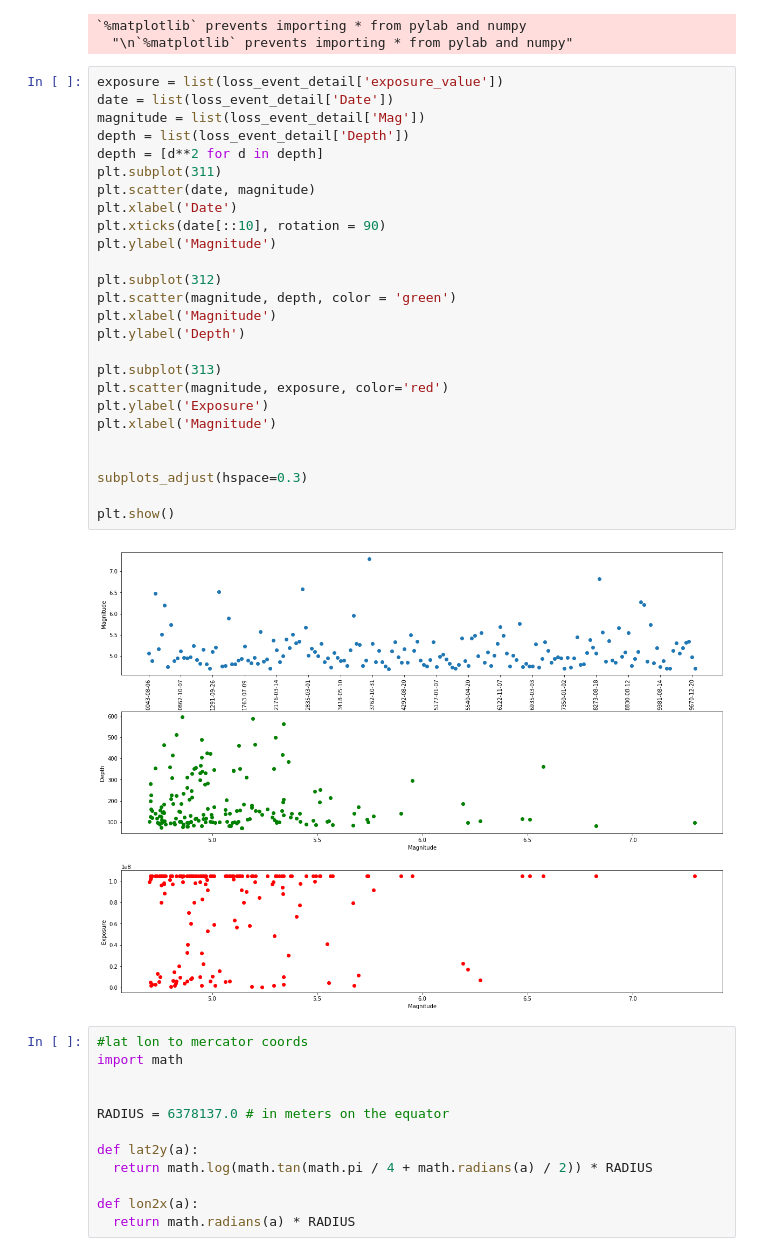
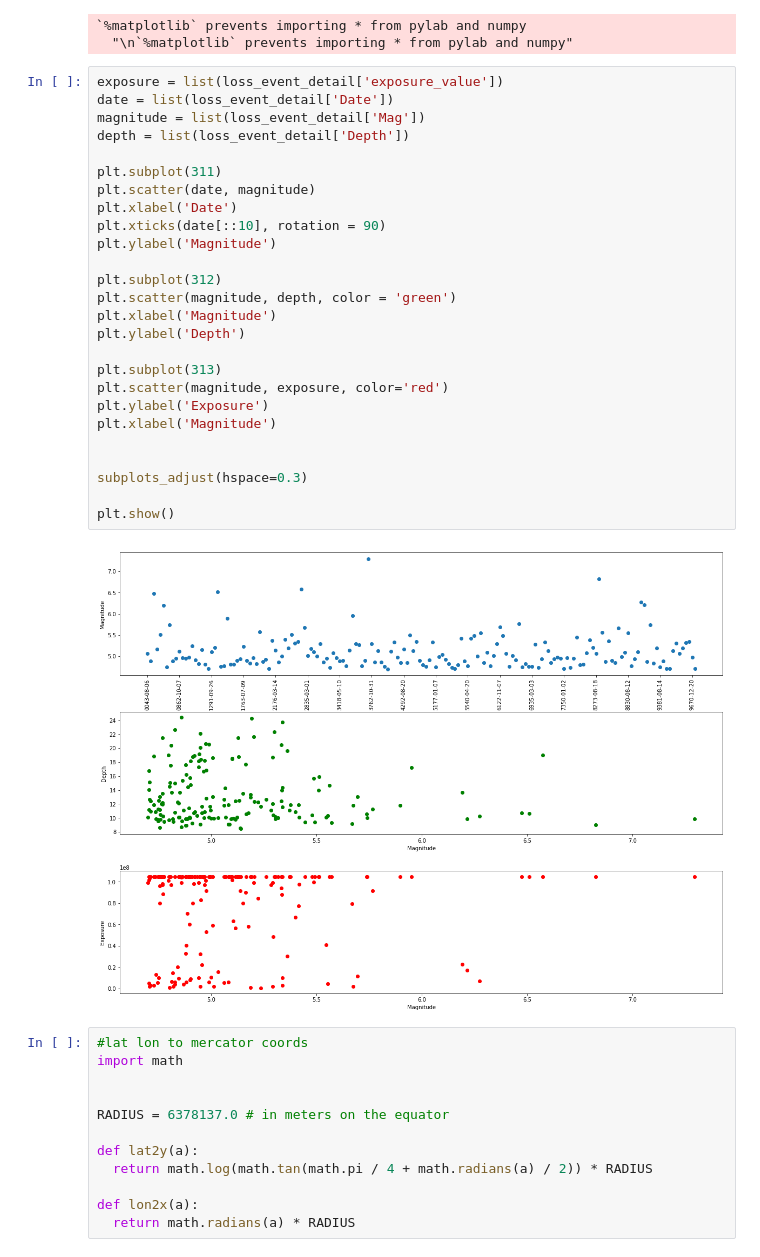
Before and after one commit to OasisLMF/ZurichWorkshop2018, a Jupyter notebook: excercise2.ipynb, the cells around one changed output. Cells and saved outputs as stored; diff of their text form.

```diff
--- a/excercise2.ipynb
+++ b/excercise2.ipynb
@@ -540,31 +540,31 @@ Populating the interactive namespace from numpy and matplotlib
 # %%
 exposure = list(loss_event_detail['exposure_value'])
 date = list(loss_event_detail['Date'])
 magnitude = list(loss_event_detail['Mag'])
 depth = list(loss_event_detail['Depth'])
-depth = [d**2 for d in depth]
+
 plt.subplot(311)
 plt.scatter(date, magnitude)
 plt.xlabel('Date')
 plt.xticks(date[::10], rotation = 90)
 plt.ylabel('Magnitude')
 
 plt.subplot(312)
 plt.scatter(magnitude, depth, color = 'green')
 plt.xlabel('Magnitude')
 plt.ylabel('Depth')
 
 plt.subplot(313)
 plt.scatter(magnitude, exposure, color='red')
 plt.ylabel('Exposure')
 plt.xlabel('Magnitude')
 
 
 subplots_adjust(hspace=0.3)
 
 plt.show()
 # %% [output]
-[figure, old version]
+[figure, new version]
 # %%
 #lat lon to mercator coords
 import math
```
Also changed, not shown: parts of 2 cells of this notebook.
